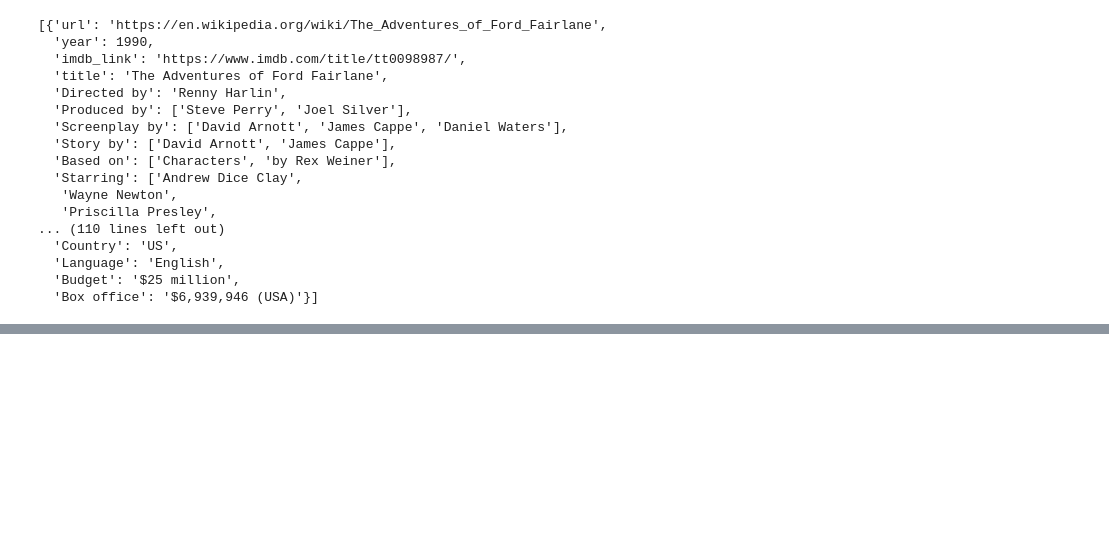
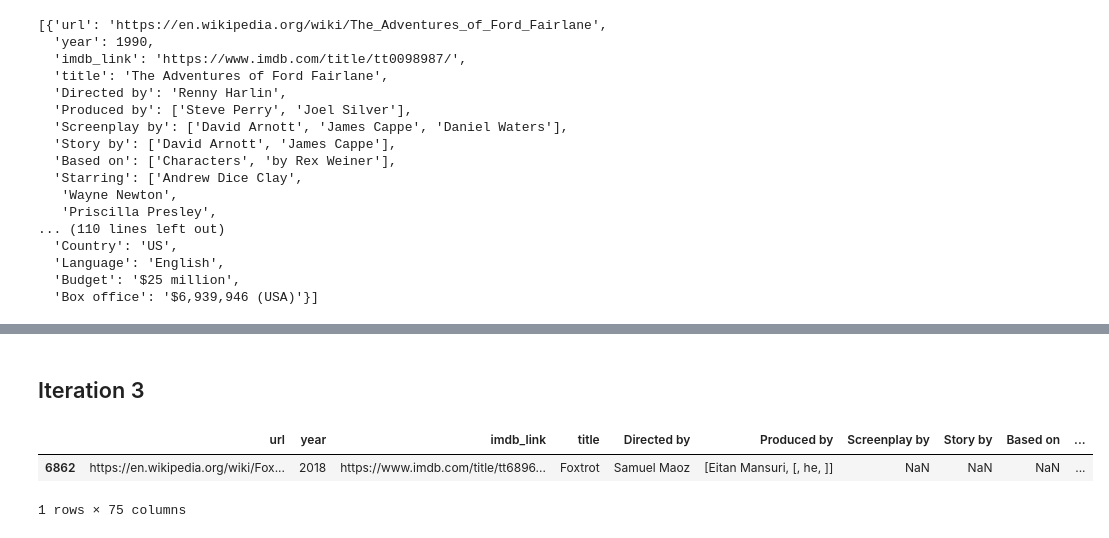
Before and after one commit to krice19/ETL_Movie_Data, a Jupyter notebook: Movies_ETL.ipynb, the cells around one changed output, grey strips where cells are left out. Saved outputs shown, nothing was run; the diff lists cells and outputs as text; code cells hidden in the pictures; blank space fills up the shorter version.

```diff
--- a/Movies_ETL.ipynb
+++ b/Movies_ETL.ipynb
@@ -37,0 +127,5 @@ wiki_movies_raw[:5]
+# %%
+# adding to the list comp to remove any entites that contain a value in the "number of episodes" column, to remove any tv shows from te data
+wiki_movies = [movie for movie in wiki_movies_raw
+               if ('Director' in movie or 'Directed by' in movie) and 'imdb_link' in movie
+              and 'No. of episodes' not in movie]
@@ -37,0 +136,4 @@ wiki_movies_raw[:5]
+# %%
+# putting wiki_movies into a dataframe to inspect
+wiki_movies_df = pd.DataFrame(wiki_movies)
+wiki_movies_df.head()
@@ -37,0 +148,9 @@ wiki_movies_raw[:5]
+# %% [markdown]
+## Iteration 3
+# %%
+#investigating the language columns
+wiki_movies_df[wiki_movies_df['Hebrew'].notnull()]
+# %% [output]
+|  | url | year | imdb_link | title | Directed by | Produced by | Screenplay by | Story by | Based on | ... |
+| 6862 | https://en.wikipedia.org/wiki/Fox... | 2018 | https://www.imdb.com/title/tt6896... | Foxtrot | Samuel Maoz | [Eitan Mansuri, [, he, ]] | NaN | NaN | NaN | ... |
+1 rows × 75 columns
```
Also changed, not shown: parts of 15 cells of this notebook.
